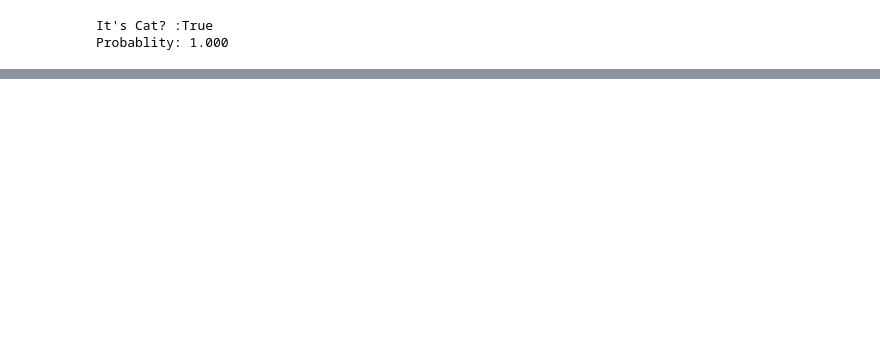
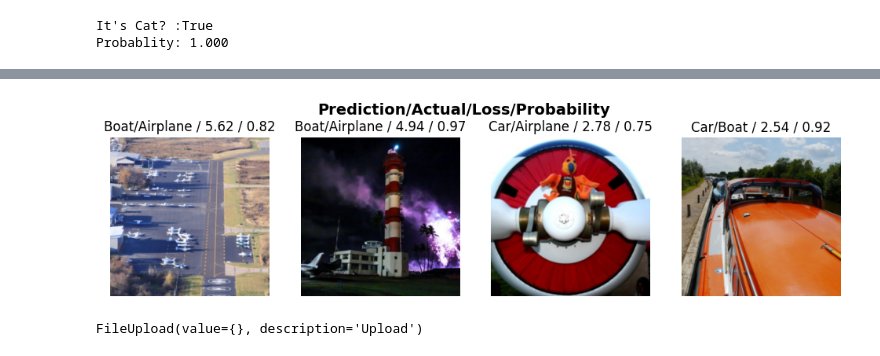
Before and after one commit to baxronovferuz1/DataScience_Np, a Jupyter notebook: Deep_Learning.ipynb, the cells around one changed output, grey strips where cells are left out. Drawn from its saved outputs; the diff is of its cells as text; code cells hidden in the pictures; blank space fills up the shorter version.

```diff
--- a/Deep_Learning.ipynb
+++ b/Deep_Learning.ipynb
@@ -53,0 +149,3 @@ Probablity: 1.000
+# %%
+interp.plot_top_losses(4, nrows=1)
+# %% [output]
@@ -53,0 +153,8 @@ Probablity: 1.000
+[figure, added]
+# %%
+from ipywidgets import widgets
+
+upload=widgets.FileUpload()
+upload
+# %% [output]
+FileUpload(value={}, description='Upload')
```
Also changed, not shown: parts of 9 cells of this notebook.
